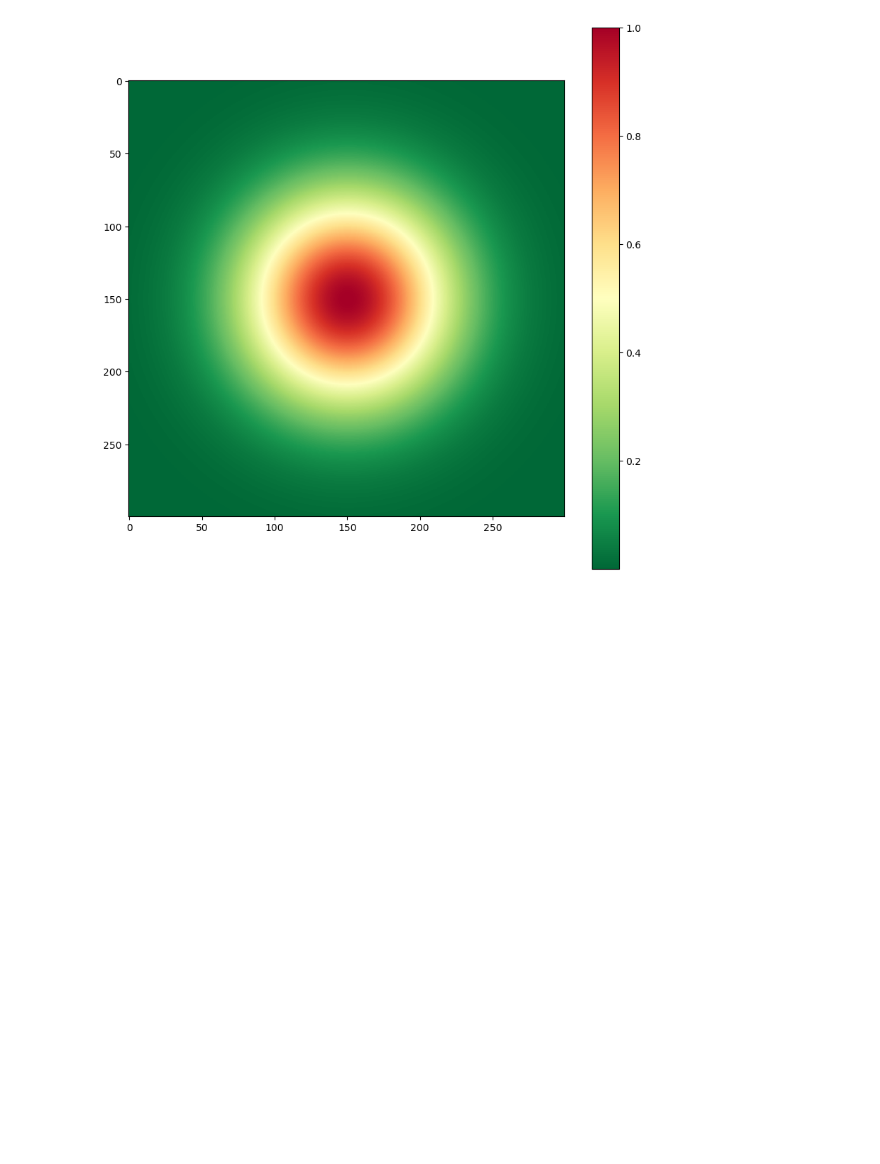
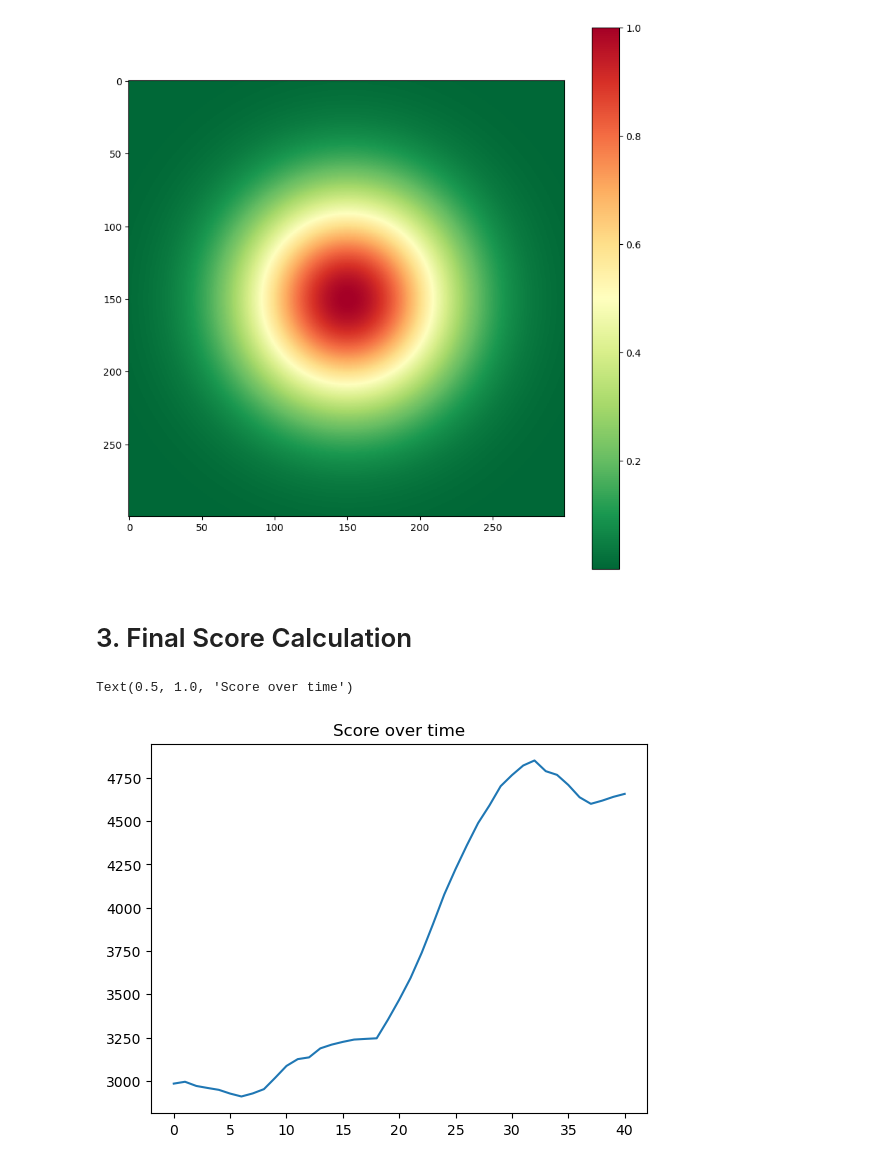
Before and after one commit to mcachosoblechero/MagicNFL, a Jupyter notebook: exploration/score_function.ipynb, the cells around one changed output. Cells and saved outputs as stored; diff of their text form; code cells hidden in the pictures; blank space fills up the shorter version.

Commit message:
Create score function

```diff
--- a/exploration/score_function.ipynb
+++ b/exploration/score_function.ipynb
@@ -241,3 +241,32 @@ animateScores(field_price.reshape(1, 300,300))
 # %% [output]
 [interactive output not drawn]
 [figure]
+# %%
+def calculate_field_price(price_funct, config):
+
+    # Create a mesh of values
+    pocket_pos_start = -(config['pocket_len']/2)
+    pocket_pos_end = (config['pocket_len']/2)
+    x = np.arange(pocket_pos_start, pocket_pos_end, config['pocket_res'])
+    y = np.arange(pocket_pos_start, pocket_pos_end, config['pocket_res'])
+    x, y = np.meshgrid(x, y)
+
+
+    # Perform price calculation
+    return price_funct(x, y)
+# %% [markdown]
+# 3. Final Score Calculation
+# %%
+# Extract player influence
+players_influence = extract_play_players_influence(team2, infl_funct=gaussian_player_influence_score)
+
+# Extract field price
+field_price = calculate_field_price(price_funct=gaussian_field_price, config=config)
+# %%
+frames_scores = np.sum(np.sum(np.multiply(players_influence, field_price), axis=2), axis=1)
+# %%
+plt.plot(frames_scores[:-2])
+plt.title("Score over time")
+# %% [output]
+Text(0.5, 1.0, 'Score over time')
+[figure, added]
```
